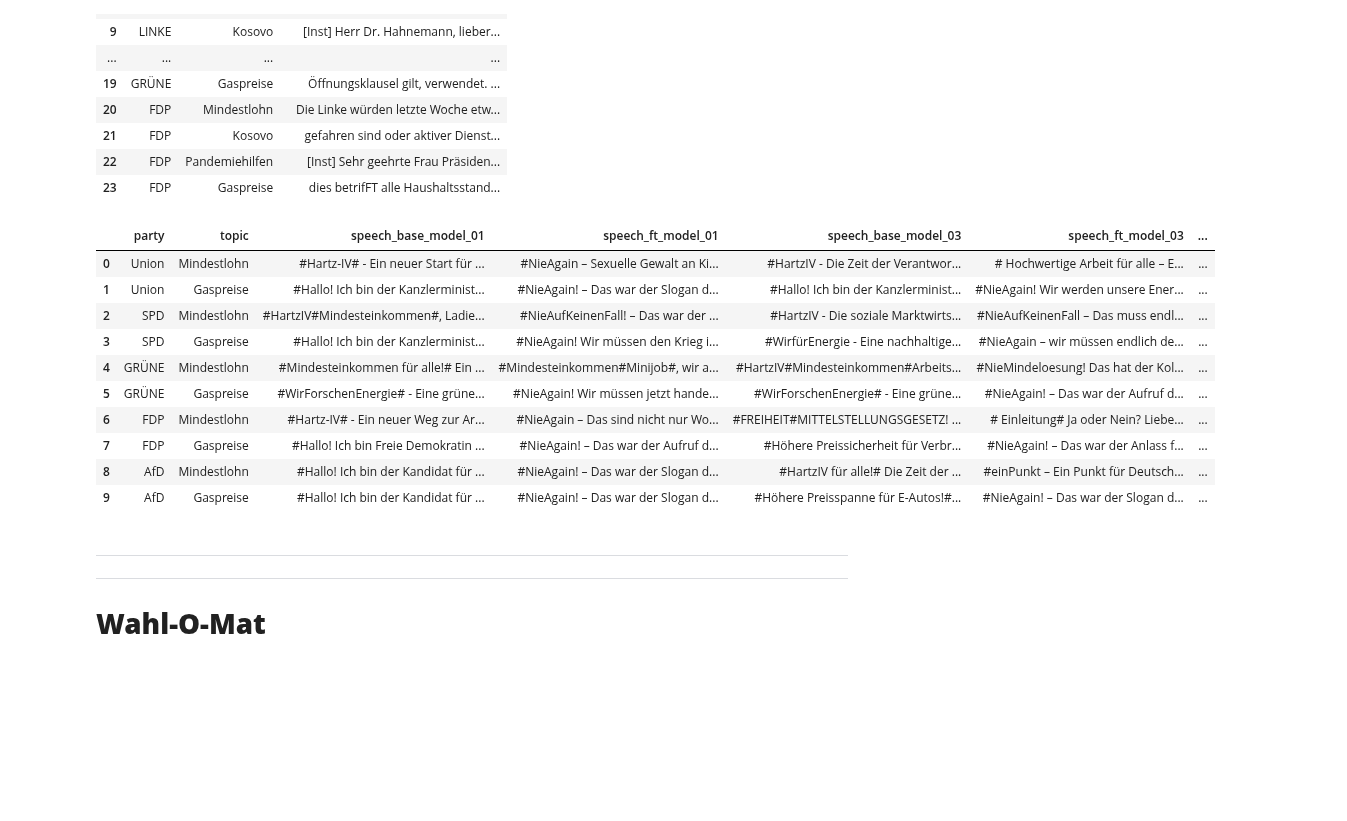
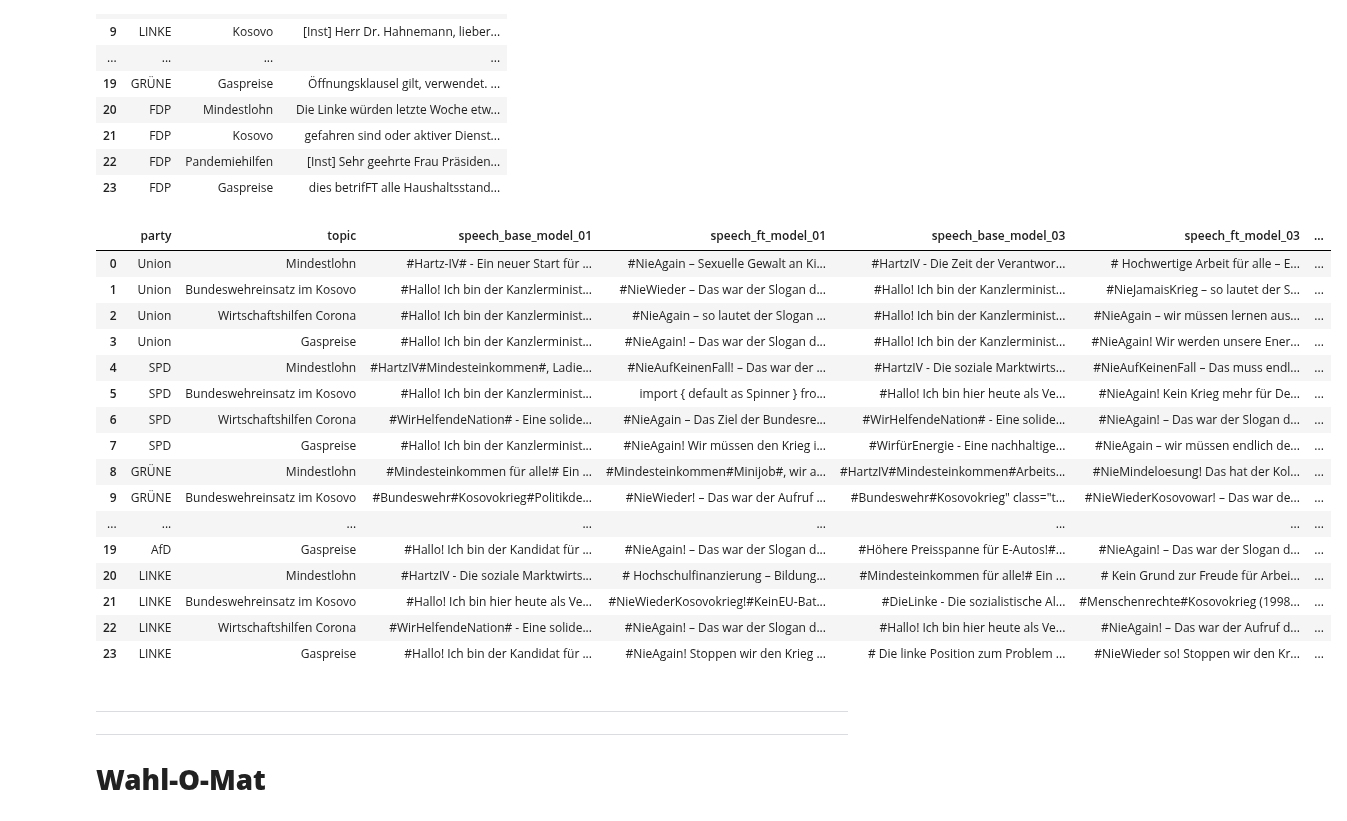
Before and after one commit to EstelleKlevenz/dlss-legis-ex-machina, a Jupyter notebook: code/2.5_Generator_final.ipynb, the cells around one changed output. Cells and saved outputs as stored; diff of their text form; code cells hidden in the pictures; blank space fills up the shorter version.

```diff
--- a/code/2.5_Generator_final.ipynb
+++ b/code/2.5_Generator_final.ipynb
@@ -1397,30 +1397,43 @@ RAG_results_03
 | 21 | FDP | Kosovo | gefahren sind oder aktiver Dienst... |
 | 22 | FDP | Pandemiehilfen | [Inst] Sehr geehrte Frau Präsiden... |
 | 23 | FDP | Gaspreise | dies betrifFT alle Haushaltsstand... |
+# %%
+# recode
+RAG_results_01["topic"] = RAG_results_01["topic"].replace({"Kosovo" : "Bundeswehreinsatz im Kosovo", "Pandemiehilfen": "Wirtschaftshilfen Corona"})
+RAG_results_03["topic"] = RAG_results_03["topic"].replace({"Kosovo" : "Bundeswehreinsatz im Kosovo", "Pandemiehilfen": "Wirtschaftshilfen Corona"})
+
+speeches_topic_df_01["party"] = speeches_topic_df_01["party"].replace({"Linke" : "LINKE"})
+speeches_topic_df_03["party"] = speeches_topic_df_03["party"].replace({"Linke" : "LINKE"})
 # %%
 # combine all final speeches and export
 
 RAG_speeches_df = (
     speeches_topic_df_01
-    .merge(speeches_topic_df_03, on=["party", "topic"])
-    .merge(RAG_results_01, on=["party", "topic"])
-    .merge(RAG_results_03, on=["party", "topic"])
+    .merge(speeches_topic_df_03, on=["party", "topic"], how = "inner")
+    .merge(RAG_results_01, on=["party", "topic"], how = "inner")
+    .merge(RAG_results_03, on=["party", "topic"], how = "inner")
 )
 
 RAG_speeches_df.to_csv("../data/generated_speeches_final.csv", index = False)
 RAG_speeches_df
 # %% [output]
 |  | party | topic | speech_base_model_01 | speech_ft_model_01 | speech_base_model_03 | speech_ft_model_03 | ... |
 | 0 | Union | Mindestlohn | #Hartz-IV# - Ein neuer Start für ... | #NieAgain – Sexuelle Gewalt an Ki... | #HartzIV - Die Zeit der Verantwor... | # Hochwertige Arbeit für alle – E... | ... |
-| 1 | Union | Gaspreise | #Hallo! Ich bin der Kanzlerminist... | #NieAgain! – Das war der Slogan d... | #Hallo! Ich bin der Kanzlerminist... | #NieAgain! Wir werden unsere Ener... | ... |
-| 2 | SPD | Mindestlohn | #HartzIV#Mindesteinkommen#, Ladie... | #NieAufKeinenFall! – Das war der ... | #HartzIV - Die soziale Marktwirts... | #NieAufKeinenFall – Das muss endl... | ... |
-| 3 | SPD | Gaspreise | #Hallo! Ich bin der Kanzlerminist... | #NieAgain! Wir müssen den Krieg i... | #WirfürEnergie - Eine nachhaltige... | #NieAgain – wir müssen endlich de... | ... |
-| 4 | GRÜNE | Mindestlohn | #Mindesteinkommen für alle!# Ein ... | #Mindesteinkommen#Minijob#, wir a... | #HartzIV#Mindesteinkommen#Arbeits... | #NieMindeloesung! Das hat der Kol... | ... |
-| 5 | GRÜNE | Gaspreise | #WirForschenEnergie# - Eine grüne... | #NieAgain! Wir müssen jetzt hande... | #WirForschenEnergie# - Eine grüne... | #NieAgain! – Das war der Aufruf d... | ... |
-| 6 | FDP | Mindestlohn | #Hartz-IV# - Ein neuer Weg zur Ar... | #NieAgain – Das sind nicht nur Wo... | #FREIHEIT#MITTELSTELLUNGSGESETZ! ... | # Einleitung# Ja oder Nein? Liebe... | ... |
-| 7 | FDP | Gaspreise | #Hallo! Ich bin Freie Demokratin ... | #NieAgain! – Das war der Aufruf d... | #Höhere Preissicherheit für Verbr... | #NieAgain! – Das war der Anlass f... | ... |
-| 8 | AfD | Mindestlohn | #Hallo! Ich bin der Kandidat für ... | #NieAgain! – Das war der Slogan d... | #HartzIV für alle!# Die Zeit der ... | #einPunkt – Ein Punkt für Deutsch... | ... |
-| 9 | AfD | Gaspreise | #Hallo! Ich bin der Kandidat für ... | #NieAgain! – Das war der Slogan d... | #Höhere Preisspanne für E-Autos!#... | #NieAgain! – Das war der Slogan d... | ... |
+| 1 | Union | Bundeswehreinsatz im Kosovo | #Hallo! Ich bin der Kanzlerminist... | #NieWieder – Das war der Slogan d... | #Hallo! Ich bin der Kanzlerminist... | #NieJamaisKrieg – so lautet der S... | ... |
+| 2 | Union | Wirtschaftshilfen Corona | #Hallo! Ich bin der Kanzlerminist... | #NieAgain – so lautet der Slogan ... | #Hallo! Ich bin der Kanzlerminist... | #NieAgain – wir müssen lernen aus... | ... |
+| 3 | Union | Gaspreise | #Hallo! Ich bin der Kanzlerminist... | #NieAgain! – Das war der Slogan d... | #Hallo! Ich bin der Kanzlerminist... | #NieAgain! Wir werden unsere Ener... | ... |
+| 4 | SPD | Mindestlohn | #HartzIV#Mindesteinkommen#, Ladie... | #NieAufKeinenFall! – Das war der ... | #HartzIV - Die soziale Marktwirts... | #NieAufKeinenFall – Das muss endl... | ... |
+| 5 | SPD | Bundeswehreinsatz im Kosovo | #Hallo! Ich bin der Kanzlerminist... | import { default as Spinner } fro... | #Hallo! Ich bin hier heute als Ve... | #NieAgain! Kein Krieg mehr für De... | ... |
+| 6 | SPD | Wirtschaftshilfen Corona | #WirHelfendeNation# - Eine solide... | #NieAgain – Das Ziel der Bundesre... | #WirHelfendeNation# - Eine solide... | #NieAgain! – Das war der Slogan d... | ... |
+| 7 | SPD | Gaspreise | #Hallo! Ich bin der Kanzlerminist... | #NieAgain! Wir müssen den Krieg i... | #WirfürEnergie - Eine nachhaltige... | #NieAgain – wir müssen endlich de... | ... |
+| 8 | GRÜNE | Mindestlohn | #Mindesteinkommen für alle!# Ein ... | #Mindesteinkommen#Minijob#, wir a... | #HartzIV#Mindesteinkommen#Arbeits... | #NieMindeloesung! Das hat der Kol... | ... |
+| 9 | GRÜNE | Bundeswehreinsatz im Kosovo | #Bundeswehr#Kosovokrieg#Politikde... | #NieWieder! – Das war der Aufruf ... | #Bundeswehr#Kosovokrieg" class="t... | #NieWiederKosovowar! – Das war de... | ... |
+| ... | ... | ... | ... | ... | ... | ... | ... |
+| 19 | AfD | Gaspreise | #Hallo! Ich bin der Kandidat für ... | #NieAgain! – Das war der Slogan d... | #Höhere Preisspanne für E-Autos!#... | #NieAgain! – Das war der Slogan d... | ... |
+| 20 | LINKE | Mindestlohn | #HartzIV - Die soziale Marktwirts... | # Hochschulfinanzierung – Bildung... | #Mindesteinkommen für alle!# Ein ... | # Kein Grund zur Freude für Arbei... | ... |
+| 21 | LINKE | Bundeswehreinsatz im Kosovo | #Hallo! Ich bin hier heute als Ve... | #NieWiederKosovokrieg!#KeinEU-Bat... | #DieLinke - Die sozialistische Al... | #Menschenrechte#Kosovokrieg (1998... | ... |
+| 22 | LINKE | Wirtschaftshilfen Corona | #WirHelfendeNation# - Eine solide... | #NieAgain! – Das war der Slogan d... | #Hallo! Ich bin hier heute als Ve... | #NieAgain! – Das war der Aufruf d... | ... |
+| 23 | LINKE | Gaspreise | #Hallo! Ich bin der Kandidat für ... | #NieAgain! Stoppen wir den Krieg ... | # Die linke Position zum Problem ... | #NieWieder so! Stoppen wir den Kr... | ... |
 # %% [markdown]
 ***
 ***
```
Also changed, not shown: parts of 1 cell of this notebook, 1 other file.
